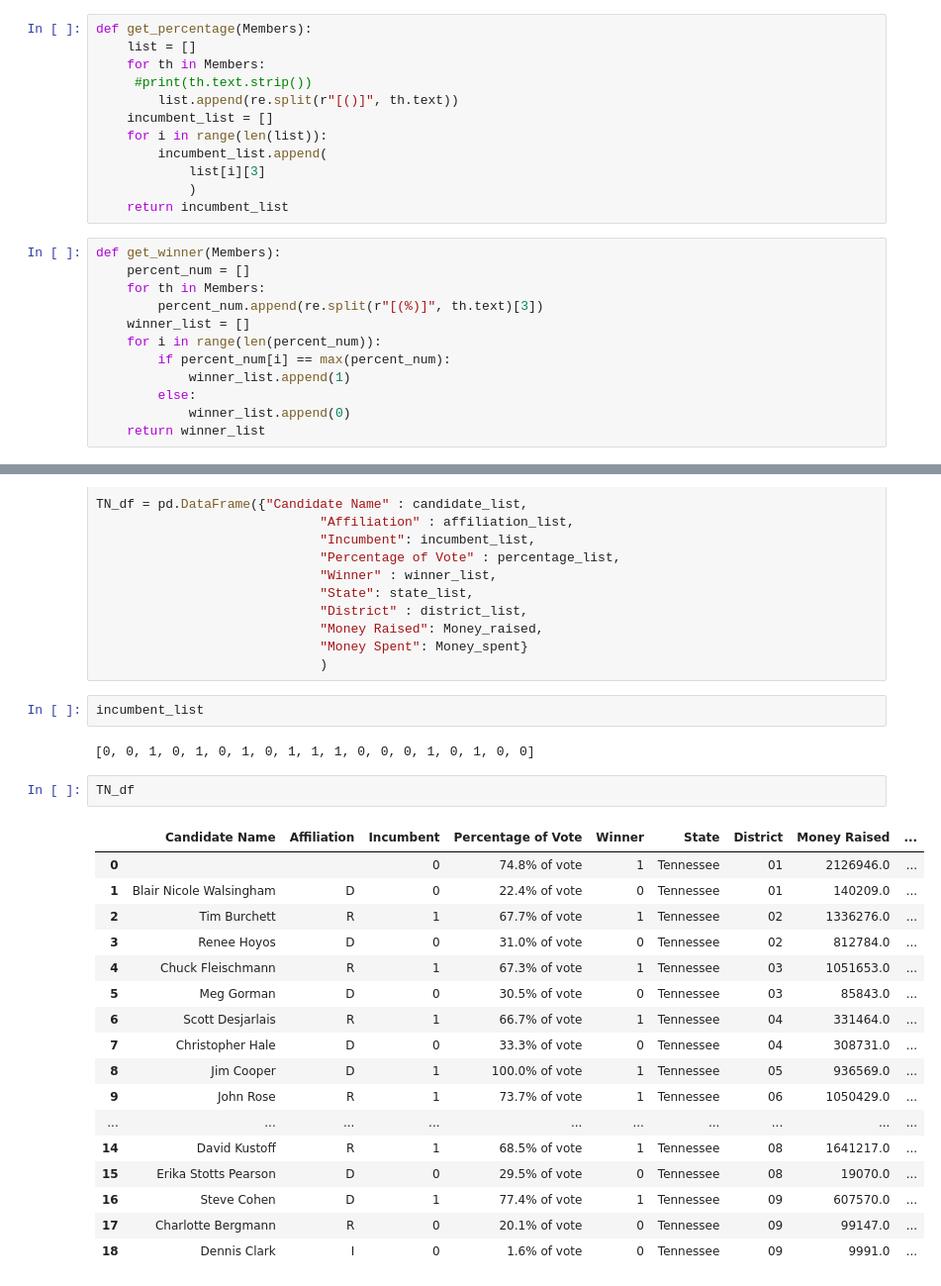
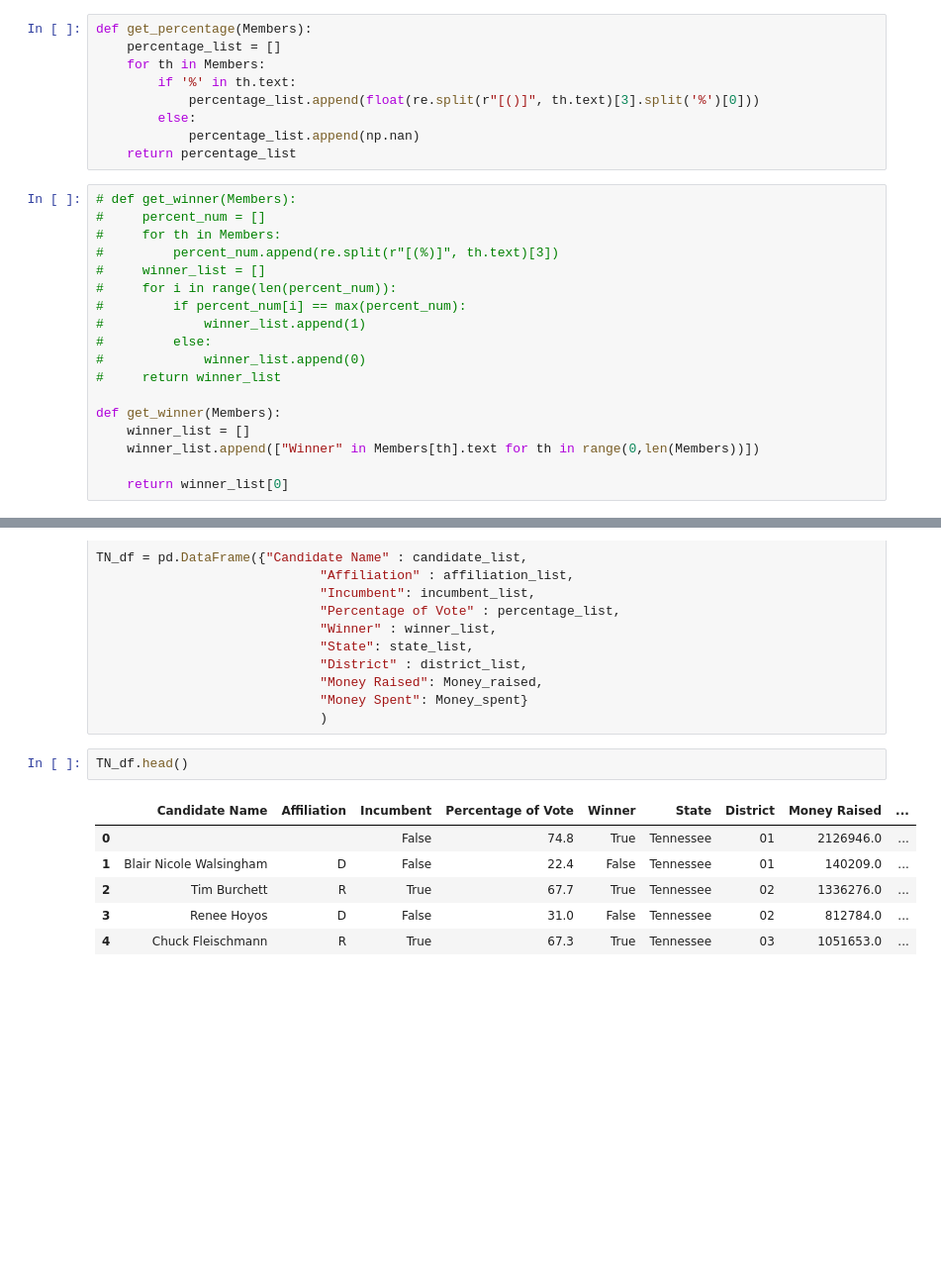
Before and after one commit to nss-data-science-cohort-7/webscraping-open-secrets-bone_scrapers, a Jupyter notebook: notebooks/PS_webscraping-open-secrets.ipynb, the cells around one changed output, grey strips where cells are left out. Shown at 99% size. Drawn from its saved outputs; the diff is of its cells as text; blank space fills up the shorter version.

```diff
--- a/notebooks/PS_webscraping-open-secrets.ipynb
+++ b/notebooks/PS_webscraping-open-secrets.ipynb
@@ -57,27 +73,30 @@ def get_incumbent(Members):
 # %%
 def get_percentage(Members):
-    list = []
+    percentage_list = []
     for th in Members:
-     #print(th.text.strip())
-        list.append(re.split(r"[()]", th.text))
-    incumbent_list = []
-    for i in range(len(list)):
-        incumbent_list.append(
-            list[i][3]
-            )
-    return incumbent_list
+        if '%' in th.text:
+            percentage_list.append(float(re.split(r"[()]", th.text)[3].split('%')[0]))
+        else:
+            percentage_list.append(np.nan)
+    return percentage_list
 # %%
+# def get_winner(Members):
+#     percent_num = []
+#     for th in Members:
+#         percent_num.append(re.split(r"[(%)]", th.text)[3])
+#     winner_list = []
+#     for i in range(len(percent_num)):
+#         if percent_num[i] == max(percent_num):
+#             winner_list.append(1)
+#         else:
+#             winner_list.append(0)
+#     return winner_list
+
 def get_winner(Members):
-    percent_num = []
-    for th in Members:
-        percent_num.append(re.split(r"[(%)]", th.text)[3])
     winner_list = []
-    for i in range(len(percent_num)):
-        if percent_num[i] == max(percent_num):
-            winner_list.append(1)
-        else:
-            winner_list.append(0)
-    return winner_list
+    winner_list.append(["Winner" in Members[th].text for th in range(0,len(Members))])
+
+    return winner_list[0]
 # %%
 def get_state_district(state_district):
     state_list = []
@@ -184,27 +211,12 @@ TN_df = pd.DataFrame({"Candidate Name" : candidate_list,
                              "Money Raised": Money_raised,
                              "Money Spent": Money_spent}
                              )
-# %%
-incumbent_list
-# %% [output]
-[0, 0, 1, 0, 1, 0, 1, 0, 1, 1, 1, 0, 0, 0, 1, 0, 1, 0, 0]
 # %%
-TN_df
+TN_df.head()
 # %% [output]
 |  | Candidate Name | Affiliation | Incumbent | Percentage of Vote | Winner | State | District | Money Raised | ... |
-| 0 |  |  | 0 | 74.8% of vote | 1 | Tennessee | 01 | 2126946.0 | ... |
-| 1 | Blair Nicole Walsingham | D | 0 | 22.4% of vote | 0 | Tennessee | 01 | 140209.0 | ... |
-| 2 | Tim Burchett | R | 1 | 67.7% of vote | 1 | Tennessee | 02 | 1336276.0 | ... |
-| 3 | Renee Hoyos | D | 0 | 31.0% of vote | 0 | Tennessee | 02 | 812784.0 | ... |
-| 4 | Chuck Fleischmann | R | 1 | 67.3% of vote | 1 | Tennessee | 03 | 1051653.0 | ... |
-| 5 | Meg Gorman | D | 0 | 30.5% of vote | 0 | Tennessee | 03 | 85843.0 | ... |
-| 6 | Scott Desjarlais | R | 1 | 66.7% of vote | 1 | Tennessee | 04 | 331464.0 | ... |
-| 7 | Christopher Hale | D | 0 | 33.3% of vote | 0 | Tennessee | 04 | 308731.0 | ... |
-| 8 | Jim Cooper | D | 1 | 100.0% of vote | 1 | Tennessee | 05 | 936569.0 | ... |
-| 9 | John Rose | R | 1 | 73.7% of vote | 1 | Tennessee | 06 | 1050429.0 | ... |
-| ... | ... | ... | ... | ... | ... | ... | ... | ... | ... |
-| 14 | David Kustoff | R | 1 | 68.5% of vote | 1 | Tennessee | 08 | 1641217.0 | ... |
-| 15 | Erika Stotts Pearson | D | 0 | 29.5% of vote | 0 | Tennessee | 08 | 19070.0 | ... |
-| 16 | Steve Cohen | D | 1 | 77.4% of vote | 1 | Tennessee | 09 | 607570.0 | ... |
-| 17 | Charlotte Bergmann | R | 0 | 20.1% of vote | 0 | Tennessee | 09 | 99147.0 | ... |
-| 18 | Dennis Clark | I | 0 | 1.6% of vote | 0 | Tennessee | 09 | 9991.0 | ... |
+| 0 |  |  | False | 74.8 | True | Tennessee | 01 | 2126946.0 | ... |
+| 1 | Blair Nicole Walsingham | D | False | 22.4 | False | Tennessee | 01 | 140209.0 | ... |
+| 2 | Tim Burchett | R | True | 67.7 | True | Tennessee | 02 | 1336276.0 | ... |
+| 3 | Renee Hoyos | D | False | 31.0 | False | Tennessee | 02 | 812784.0 | ... |
+| 4 | Chuck Fleischmann | R | True | 67.3 | True | Tennessee | 03 | 1051653.0 | ... |
```
Also changed, not shown: parts of 30 cells of this notebook.
